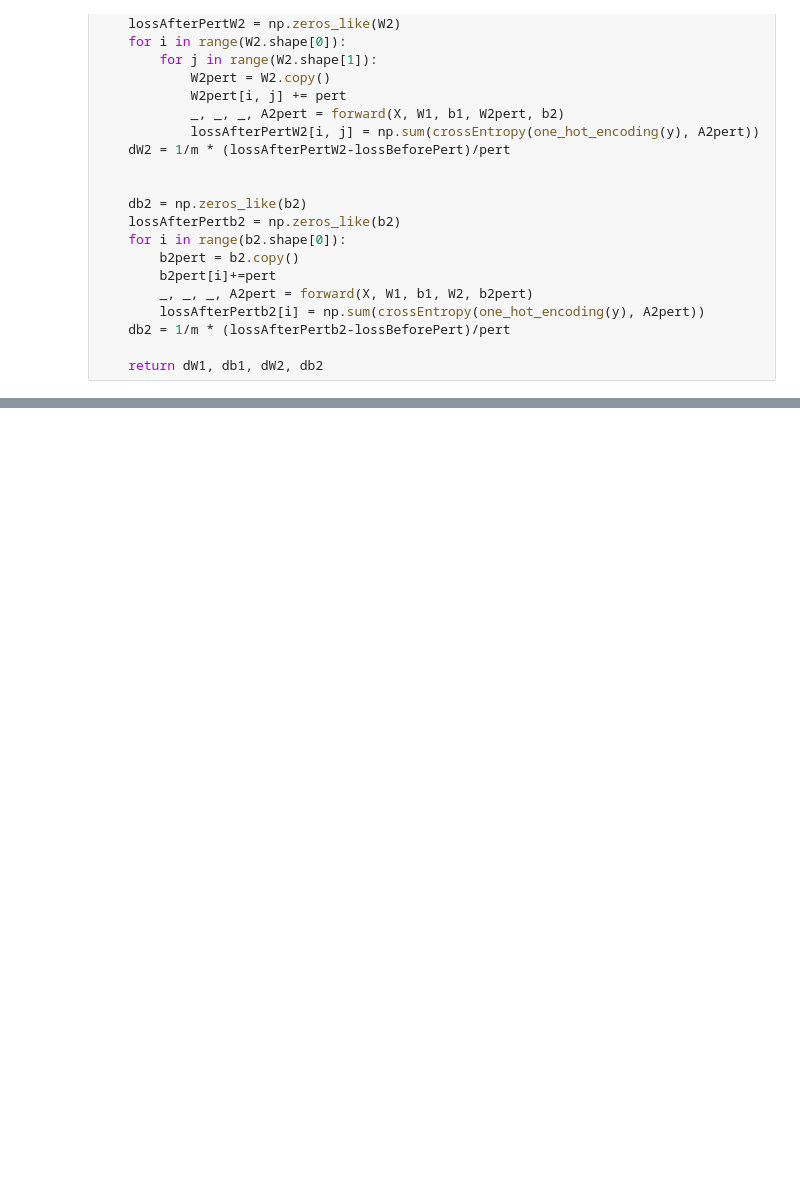
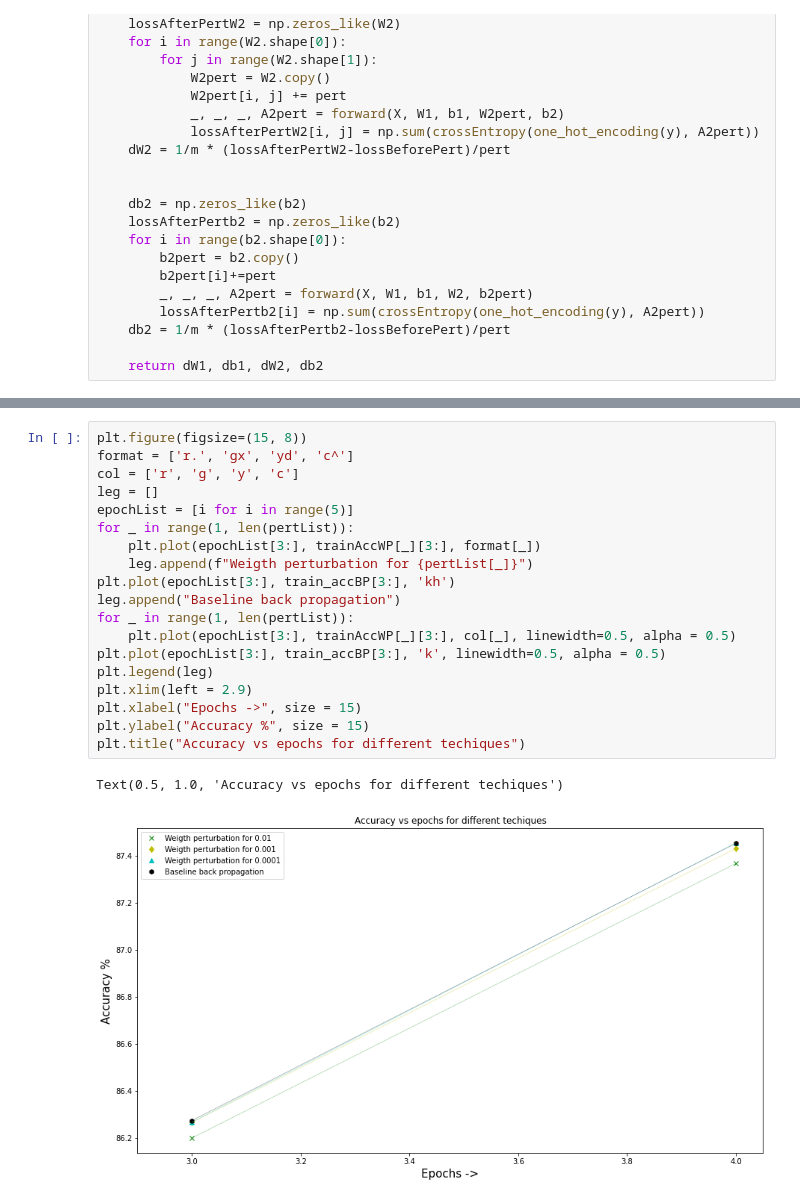
Before and after one commit to Rohit01-zoey/Perturbation-techniques-in-CNNs, a Jupyter notebook: code/wpMnist.ipynb, the cells around one changed output, grey strips where cells are left out. Drawn from its saved outputs; the diff is of its cells as text; blank space fills up the shorter version.

```diff
--- a/code/wpMnist.ipynb
+++ b/code/wpMnist.ipynb
@@ -372,0 +399,22 @@ KeyboardInterrupt:
+# %%
+plt.figure(figsize=(15, 8))
+format = ['r.', 'gx', 'yd', 'c^']
+col = ['r', 'g', 'y', 'c']
+leg = []
+epochList = [i for i in range(5)]
+for _ in range(1, len(pertList)):
+    plt.plot(epochList[3:], trainAccWP[_][3:], format[_])
+    leg.append(f"Weigth perturbation for {pertList[_]}")
+plt.plot(epochList[3:], train_accBP[3:], 'kh')
+leg.append("Baseline back propagation")
+for _ in range(1, len(pertList)):
+    plt.plot(epochList[3:], trainAccWP[_][3:], col[_], linewidth=0.5, alpha = 0.5)
+plt.plot(epochList[3:], train_accBP[3:], 'k', linewidth=0.5, alpha = 0.5)
+plt.legend(leg)
+plt.xlim(left = 2.9)
+plt.xlabel("Epochs ->", size = 15)
+plt.ylabel("Accuracy %", size = 15)
+plt.title("Accuracy vs epochs for different techiques")
+# %% [output]
+Text(0.5, 1.0, 'Accuracy vs epochs for different techiques')
+[figure, added]
```
Also changed, not shown: parts of 4 cells of this notebook, 2 other files.
